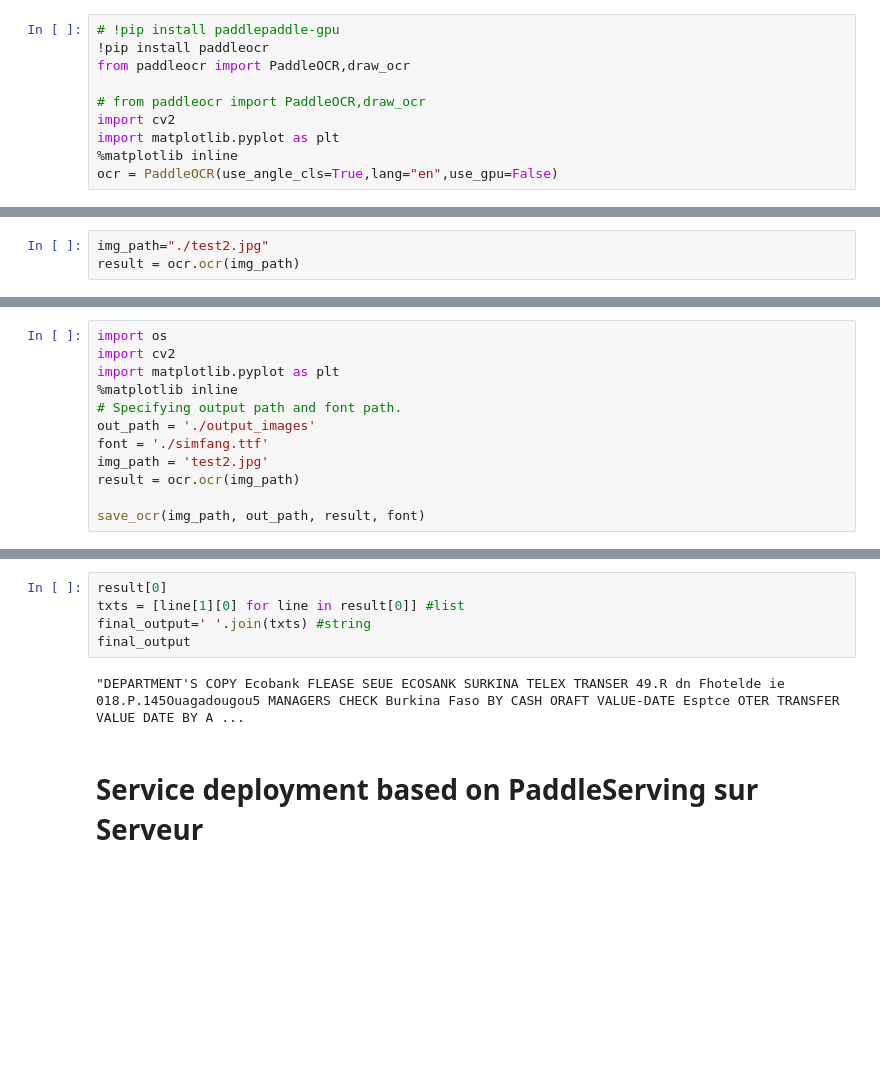
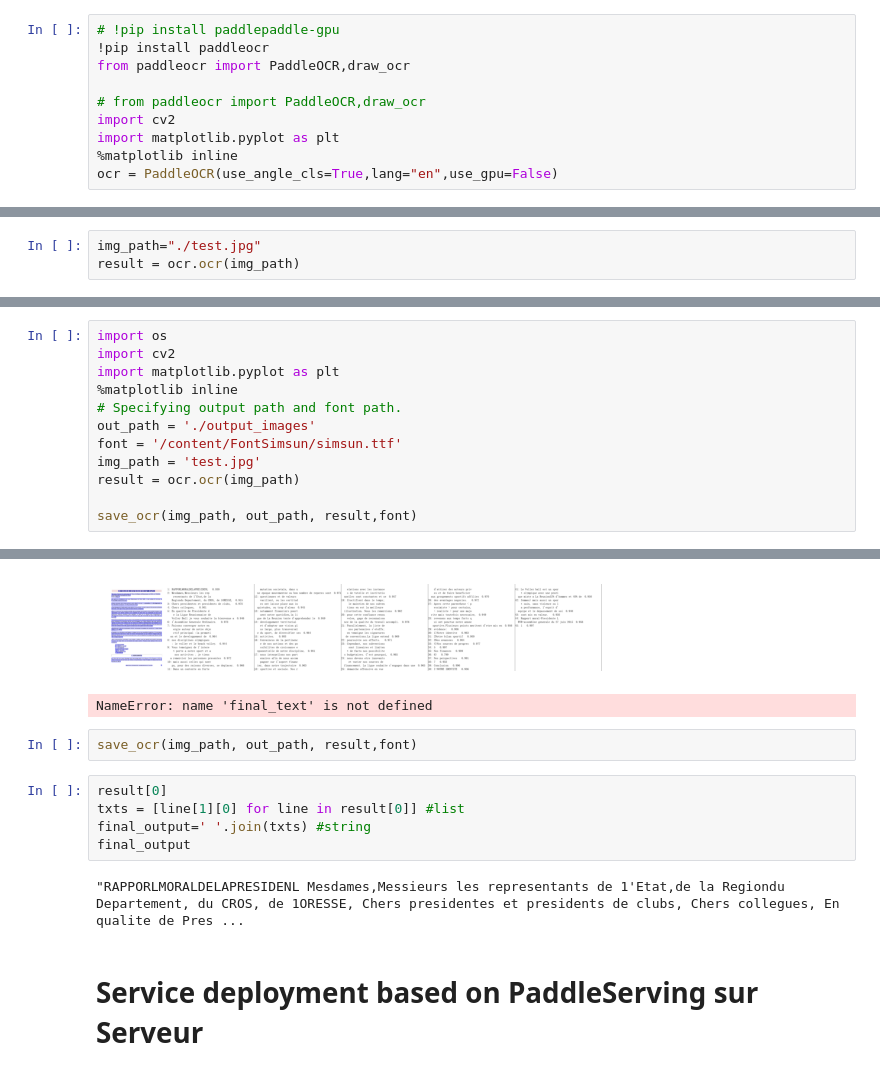
Before and after one commit to jeaneigsi/Humain-, a Jupyter notebook: PaddleOcr.ipynb, the cells around one changed output, grey strips where cells are left out. Saved outputs shown, nothing was run; the diff lists cells and outputs as text; blank space fills up the shorter version.

```diff
--- a/PaddleOcr.ipynb
+++ b/PaddleOcr.ipynb
@@ -34,4 +32,4 @@ Namespace(help='==SUPPRESS==', use_gpu=False, use_xpu=False, use_npu=False, ir_o
 # %%
-img_path="./test2.jpg"
+img_path="./test.jpg"
 result = ocr.ocr(img_path)
 # %% [output]
@@ -88,8 +116,9 @@ import matplotlib.pyplot as plt
 %matplotlib inline
 # Specifying output path and font path.
 out_path = './output_images'
-font = './simfang.ttf'
-img_path = 'test2.jpg'
+font = '/content/FontSimsun/simsun.ttf'
+img_path = 'test.jpg'
 result = ocr.ocr(img_path)
 
-save_ocr(img_path, out_path, result, font)
+save_ocr(img_path, out_path, result,font)
+# %% [output]
@@ -96,10 +128,14 @@ save_ocr(img_path, out_path, result, font)
+[figure, added]
+NameError: name 'final_text' is not defined
+# %%
+save_ocr(img_path, out_path, result,font)
 # %%
 result[0]
 txts = [line[1][0] for line in result[0]] #list
 final_output=' '.join(txts) #string
 final_output
 # %% [output]
-"DEPARTMENT'S COPY Ecobank FLEASE SEUE ECOSANK SURKINA TELEX TRANSER 49.R dn Fhotelde ie 018.P.145Ouagadougou5 MANAGERS CHECK Burkina Faso BY CASH ORAFT VALUE-DATE Esptce OTER TRANSFER VALUE DATE BY A ...
+"RAPPORLMORALDELAPRESIDENL Mesdames,Messieurs les representants de 1'Etat,de la Regiondu Departement, du CROS, de 1ORESSE, Chers presidentes et presidents de clubs, Chers collegues, En qualite de Pres ...
 # %% [markdown]
 # **Service deployment based on PaddleServing sur Serveur**
 # %%
```
Also changed, not shown: parts of 12 cells of this notebook.
